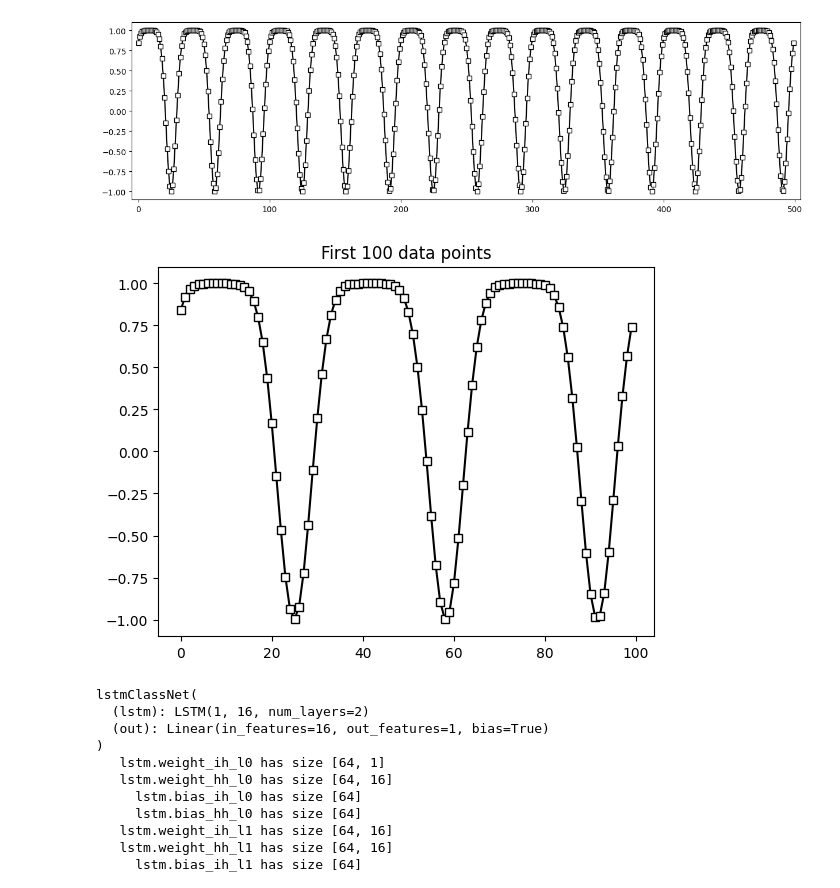
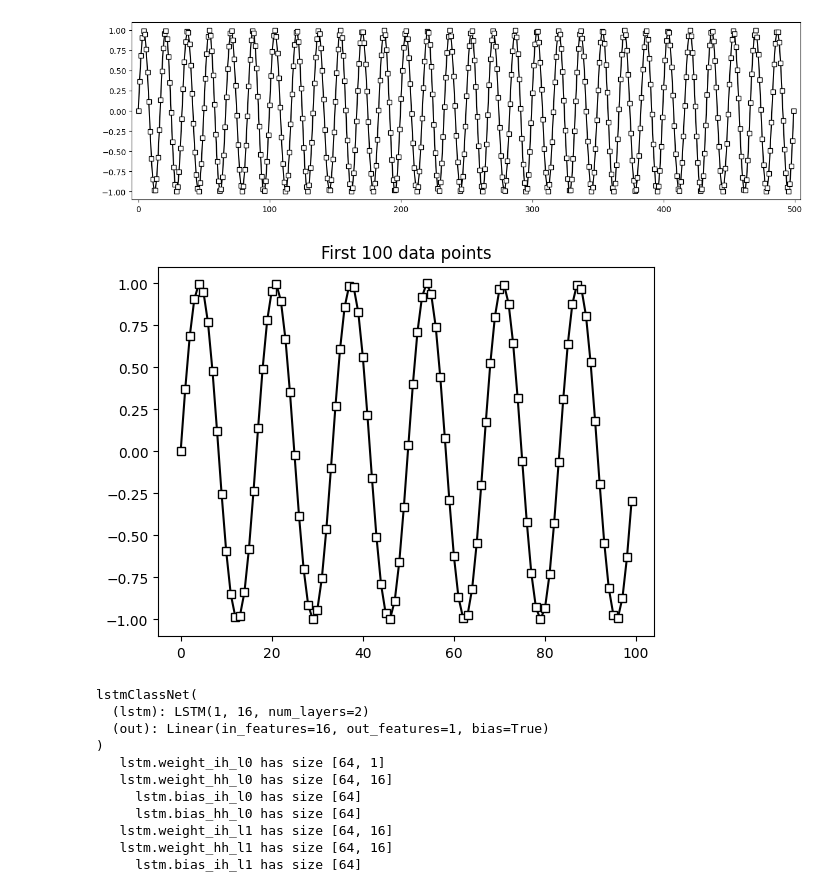
Before and after one commit to elmoghany/DL-LSTM-PyTorch-Sine-Wave-Extrapolation, a Jupyter notebook: DL-LSTM-PyTorch-Sine-Wave-Extrapolation.ipynb, the cells around one changed output. Drawn from its saved outputs; the diff is of its cells as text; code cells hidden in the pictures.

```diff
--- a/DL-LSTM-PyTorch-Sine-Wave-Extrapolation.ipynb
+++ b/DL-LSTM-PyTorch-Sine-Wave-Extrapolation.ipynb
@@ -8,16 +8,17 @@ import sys
 # %%
 # Create the data
 N = 500
 
-time = torch.linspace(0, 30*torch.pi, N)
-data = torch.sin(time + torch.cos(time))
+time = torch.linspace(0, 2*torch.pi*30, N)
+# data = torch.sin(time + torch.cos(time))
+data = torch.sin(time)
 
 plt.figure(figsize=(15,4))
 plt.plot(data, 'ks-', markerfacecolor='w')
 plt.xlim([-5, N+4])
 plt.show()
 # %% [output]
-[figure, old version]
+[figure, new version]
 # %%
 # Create the Deep Learning Model
 def createTheNet(printtoggle, input_size, num_hidden, num_layers, bias, batchsize):
@@ -83,7 +84,7 @@ plt.plot(data[:seqlength], 'ks-', markerfacecolor='w')
 plt.title(f'First {seqlength} data points')
 plt.show()
 # %% [output]
-[figure, old version]
+[figure, new version]
 # %%
 #Test with 1 batch
 net2, lossfun2, optimizer2 = createTheNet(True, input_size, num_hidden, num_layers, bias, batchsize)
```
Also changed, not shown: parts of 6 cells of this notebook.
